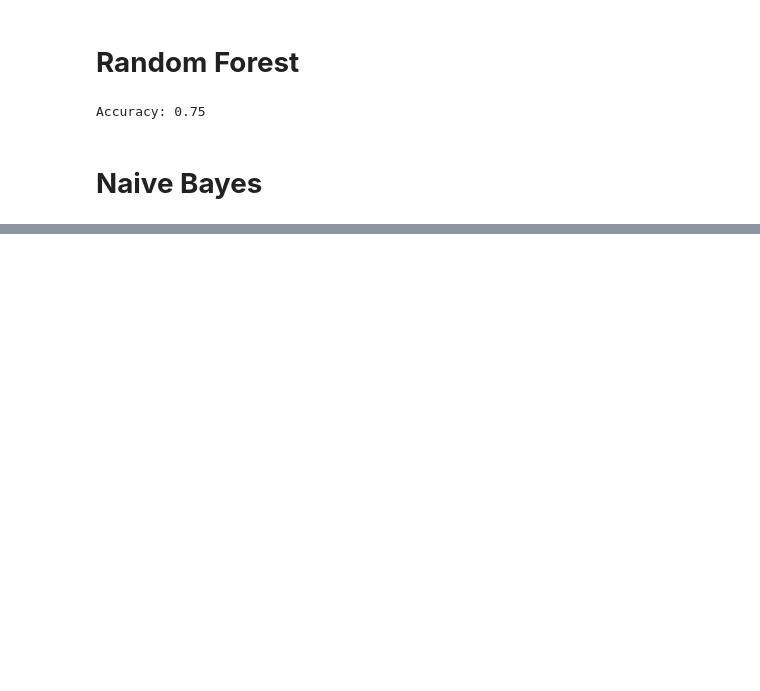
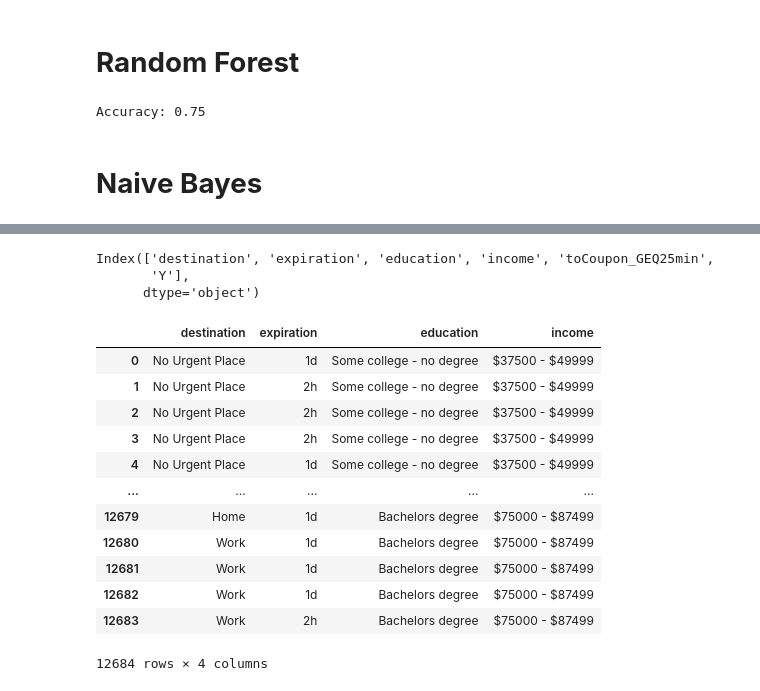
Before and after one commit to Maagnitude/coupon-recommend-models, a Jupyter notebook: coupon_recommend_models.ipynb, the cells around one changed output, grey strips where cells are left out. Saved outputs shown, nothing was run; the diff lists cells and outputs as text; code cells hidden in the pictures; blank space fills up the shorter version.

```diff
--- a/coupon_recommend_models.ipynb
+++ b/coupon_recommend_models.ipynb
@@ -676,0 +776,23 @@ array([[1265,  389],
+# %%
+sec_df.columns
+# %% [output]
+Index(['destination', 'expiration', 'education', 'income', 'toCoupon_GEQ25min',
+       'Y'],
+      dtype='object')
+# %%
+secdf_categorical=sec_df.select_dtypes(exclude='number')
+secdf_categorical
+# %% [output]
+|  | destination | expiration | education | income |
+| 0 | No Urgent Place | 1d | Some college - no degree | $37500 - $49999 |
+| 1 | No Urgent Place | 2h | Some college - no degree | $37500 - $49999 |
+| 2 | No Urgent Place | 2h | Some college - no degree | $37500 - $49999 |
+| 3 | No Urgent Place | 2h | Some college - no degree | $37500 - $49999 |
+| 4 | No Urgent Place | 1d | Some college - no degree | $37500 - $49999 |
+| ... | ... | ... | ... | ... |
+| 12679 | Home | 1d | Bachelors degree | $75000 - $87499 |
+| 12680 | Work | 1d | Bachelors degree | $75000 - $87499 |
+| 12681 | Work | 1d | Bachelors degree | $75000 - $87499 |
+| 12682 | Work | 1d | Bachelors degree | $75000 - $87499 |
+| 12683 | Work | 2h | Bachelors degree | $75000 - $87499 |
+12684 rows × 4 columns
```
Also changed, not shown: parts of 34 cells of this notebook.
